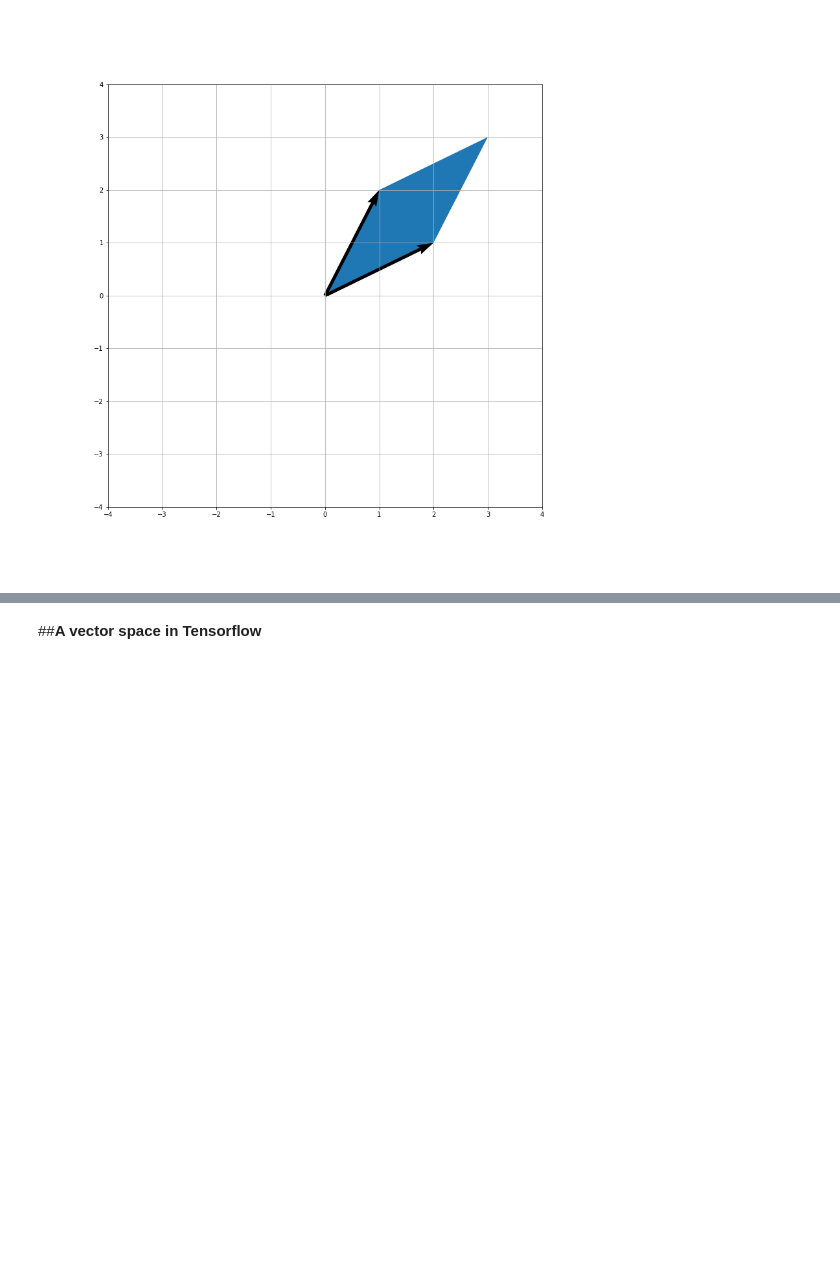
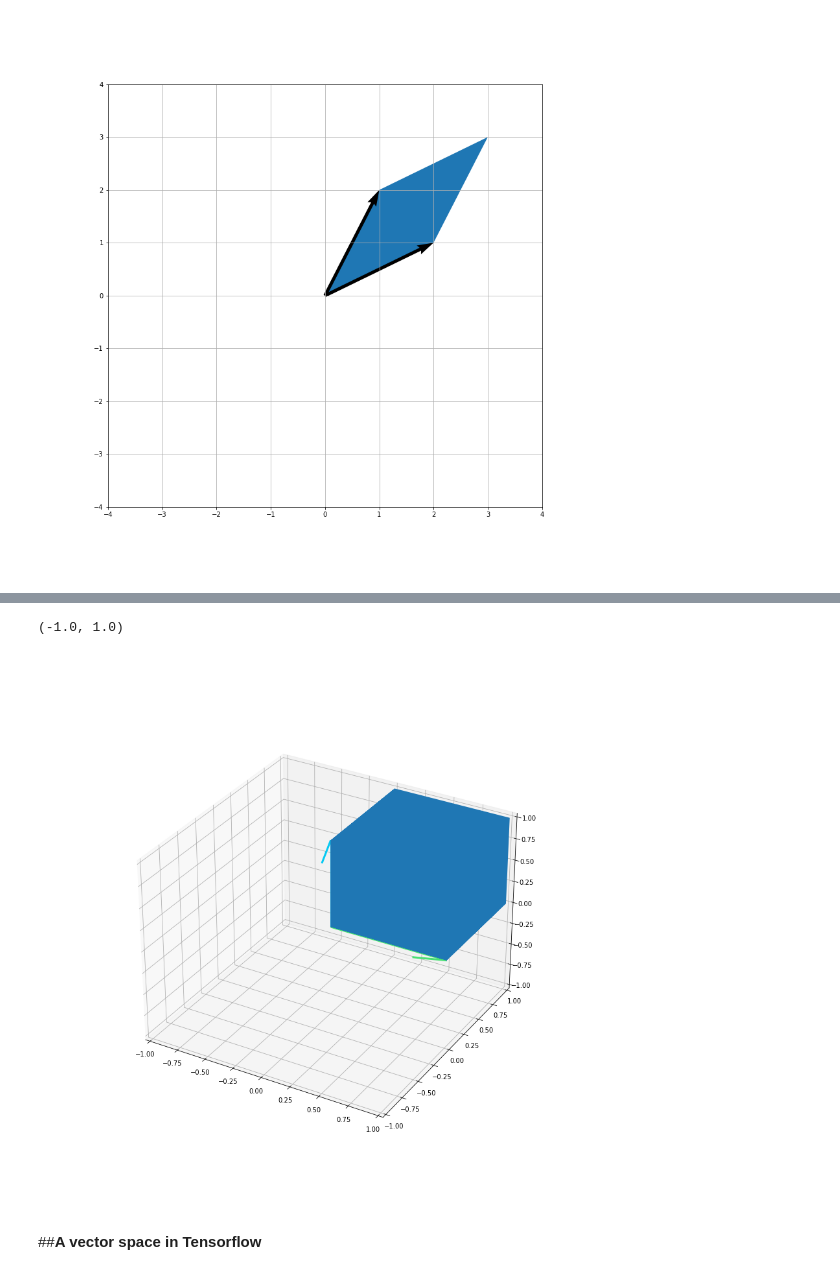
Before and after one commit to cardstdani/linalg, a Jupyter notebook: TF_Linalg.ipynb, the cells around one changed output, grey strips where cells are left out. Drawn from its saved outputs; the diff is of its cells as text; code cells hidden in the pictures; blank space fills up the shorter version.

```diff
--- a/TF_Linalg.ipynb
+++ b/TF_Linalg.ipynb
@@ -591,3 +607,27 @@ plt.show()
+# %%
+#@title `Show/Hide code` { run: "auto" }
+inputMatrix = "[[1, 0, 0], [0, 1, 0], [0, 0, 1]]" #@param {type:"string"}
+matrix = tf.constant(eval(inputMatrix))
+colors = ["#48e073", "#f8d849", "#05c9f2"]
+
+fig = plt.figure(figsize=(12, 12))
+ax = fig.add_subplot(projection='3d')
+
+for i in range(len(matrix)):
+  ax.quiver(0, 0, 0, matrix[i][0], matrix[i][1], matrix[i][2], arrow_length_ratio=0.3, lw=3, color=colors[i])
+ax.add_collection3d(Poly3DCollection([[[0, 0, 0], matrix[0], matrix[0]+matrix[1], matrix[1],
+                                       [0, 0, 0], matrix[1], matrix[1]+matrix[2], matrix[2],
+                                       [0, 0, 0], matrix[0], matrix[2]+matrix[0], matrix[2],
+                                       [0, 0, 0], matrix[0], matrix[0]+matrix[1], matrix[0]+matrix[1]+matrix[2], matrix[2]+matrix[0],
+                                       matrix[0], [0, 0, 0], matrix[2], matrix[0]+matrix[2], matrix[0]+matrix[1]+matrix[2], matrix[2]+matrix[1], matrix[2]]]))
+
+l = np.max(matrix)
+ax.set_xlim([-l, l])
+ax.set_ylim([-l, l])
+ax.set_zlim([-l, l])
+# %% [output]
+(-1.0, 1.0)
+[figure, added]
 # %% [markdown]
 ##**A vector space in Tensorflow**
 # %%
```
Also changed, not shown: parts of 3 cells of this notebook.
